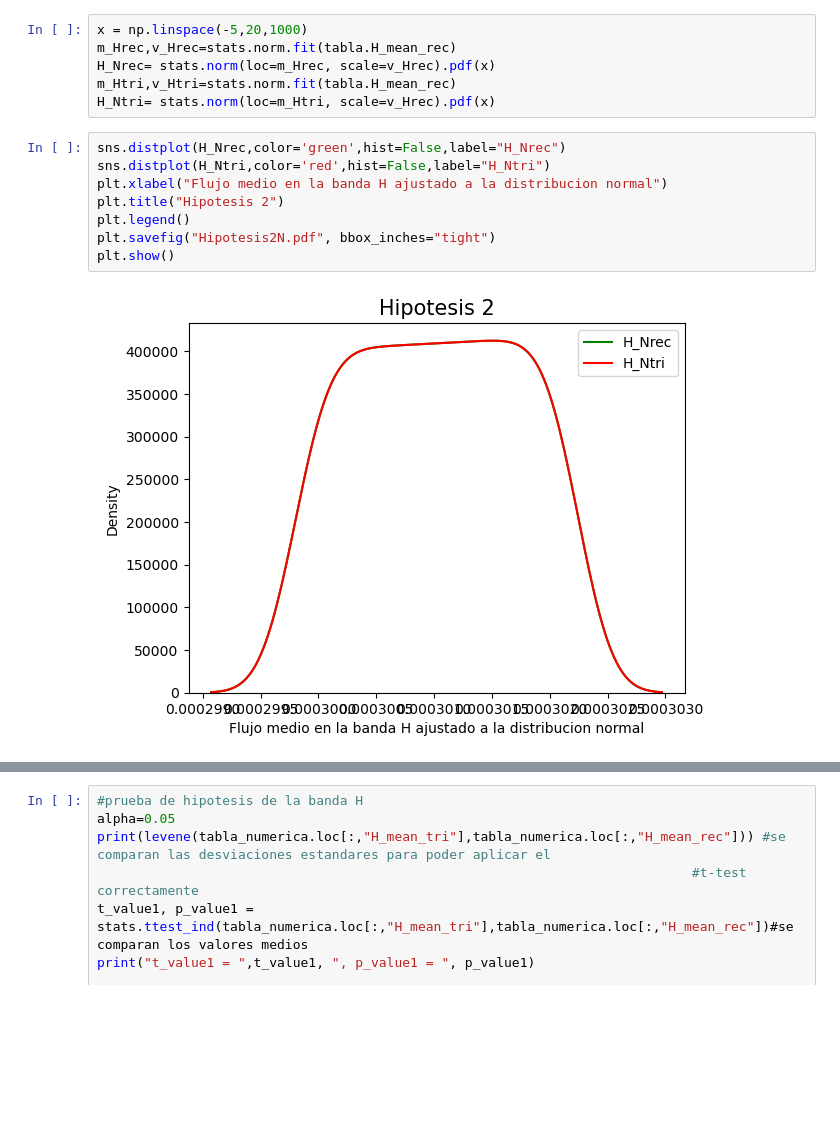
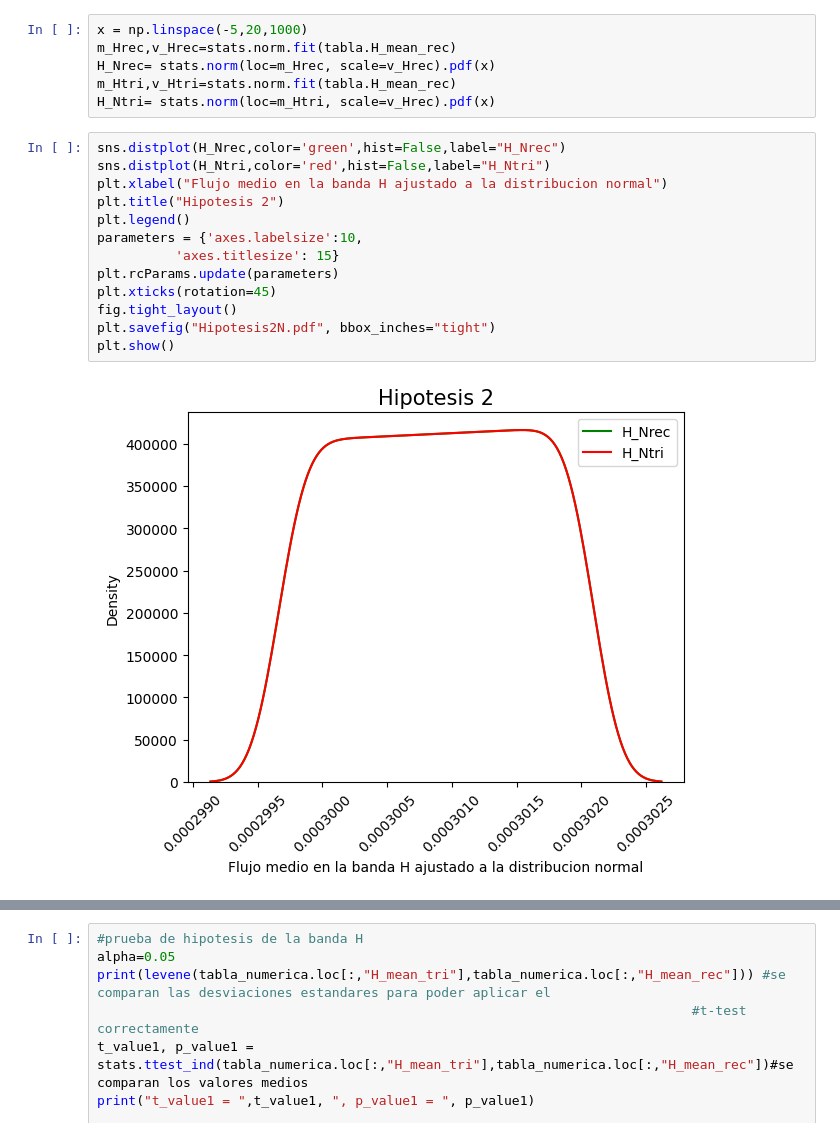
Before and after one commit to oscarcalv/Primer-Parcial-de-Fisica-Computacional, a Jupyter notebook: cuaderno_parcial.ipynb, the cells around one changed output, grey strips where cells are left out. Saved outputs shown, nothing was run; the diff lists cells and outputs as text; blank space fills up the shorter version.

```diff
--- a/cuaderno_parcial.ipynb
+++ b/cuaderno_parcial.ipynb
@@ -558,13 +554,18 @@ H_Ntri= stats.norm(loc=m_Htri, scale=v_Hrec).pdf(x)
 # %%
 sns.distplot(H_Nrec,color='green',hist=False,label="H_Nrec")
 sns.distplot(H_Ntri,color='red',hist=False,label="H_Ntri")
 plt.xlabel("Flujo medio en la banda H ajustado a la distribucion normal")
 plt.title("Hipotesis 2")
 plt.legend()
+parameters = {'axes.labelsize':10,
+          'axes.titlesize': 15}
+plt.rcParams.update(parameters)
+plt.xticks(rotation=45)
+fig.tight_layout()
 plt.savefig("Hipotesis2N.pdf", bbox_inches="tight")
 plt.show()
 # %% [output]
-[figure, old version]
+[figure, new version]
 # %%
 sns.distplot(tabla.H_mean_rec,color='green',hist=False,label="H_mean_rec")
 sns.distplot(tabla.H_mean_tri,color='red',hist=False,label="H_mean_tri")
```
Also changed, not shown: parts of 4 cells of this notebook, 3 other files.
